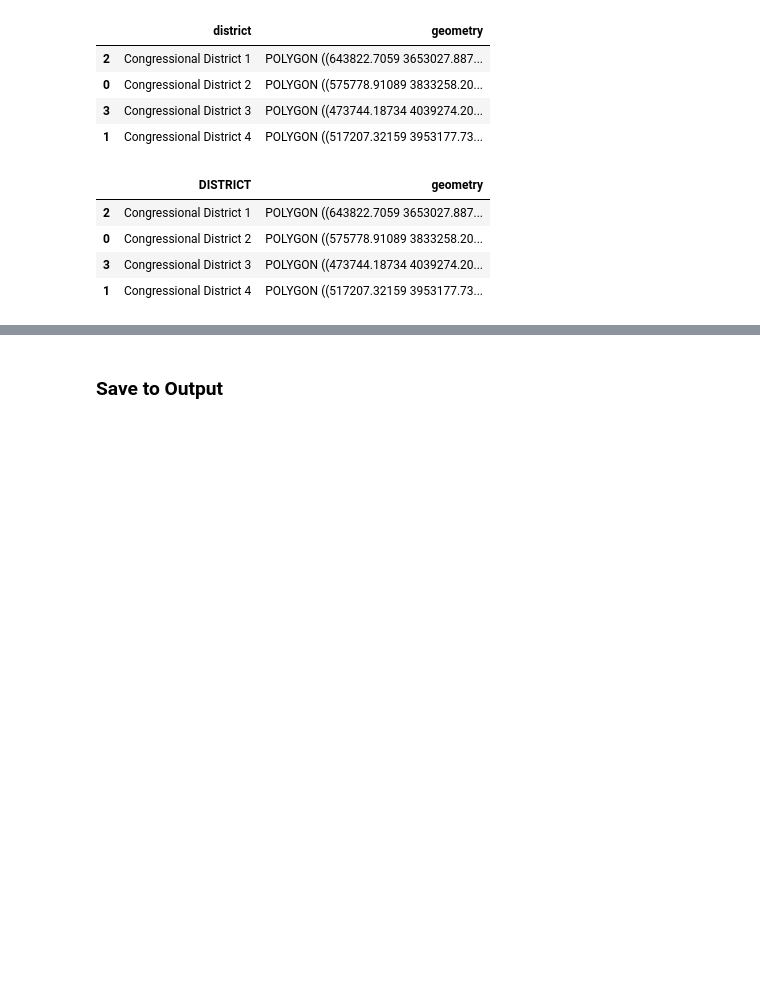
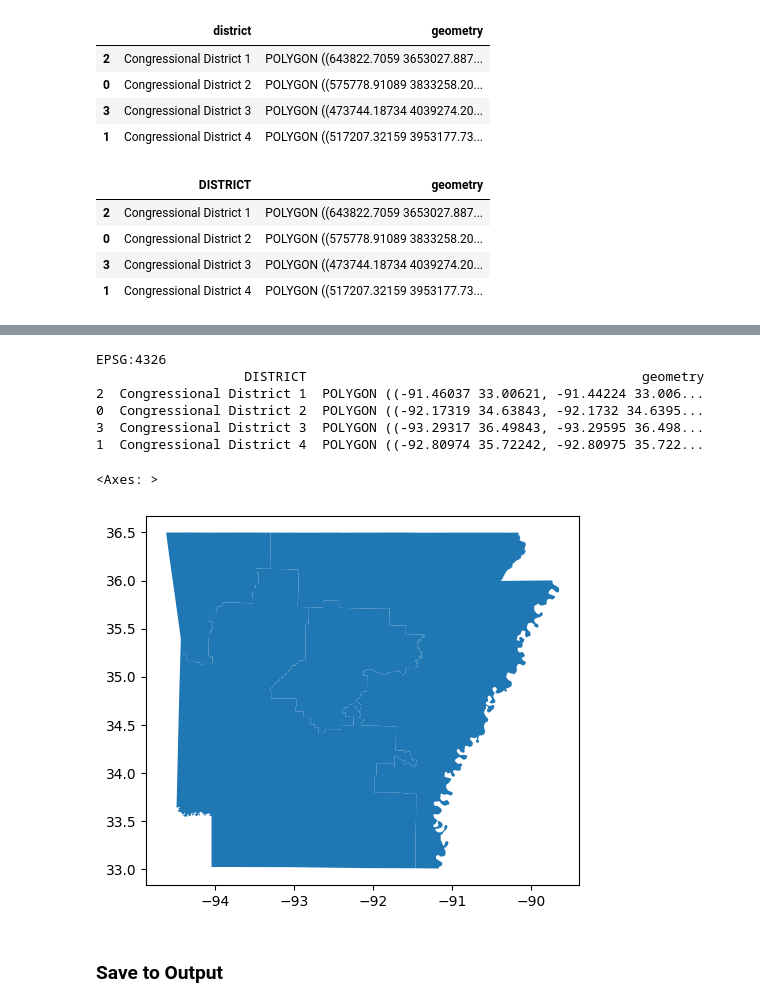
Before and after one commit to CSE416-Rockies/Rockies-VRA-Repeal-Analysis, a Jupyter notebook: preprocessing/Arkansas/ar-district.ipynb, the cells around one changed output, grey strips where cells are left out. Drawn from its saved outputs; the diff is of its cells as text; code cells hidden in the pictures; blank space fills up the shorter version.

```diff
--- a/preprocessing/Arkansas/ar-district.ipynb
+++ b/preprocessing/Arkansas/ar-district.ipynb
@@ -71,3 +87,21 @@ gdf
+# %%
+gdf = gdf.set_crs("EPSG:26915", allow_override=True)
+gdf = gdf.to_crs("EPSG:4326")
+# %%
+print(gdf.crs)
+print(gdf.head())
+# %% [output]
+EPSG:4326
+                   DISTRICT                                           geometry
+2  Congressional District 1  POLYGON ((-91.46037 33.00621, -91.44224 33.006...
+0  Congressional District 2  POLYGON ((-92.17319 34.63843, -92.1732 34.6395...
+3  Congressional District 3  POLYGON ((-93.29317 36.49843, -93.29595 36.498...
+1  Congressional District 4  POLYGON ((-92.80974 35.72242, -92.80975 35.722...
+# %%
+gdf.plot(None, legend=True)
+# %% [output]
+<Axes: >
+[figure, added]
 # %% [markdown]
 ### Save to Output
 # %%
```
Also changed, not shown: parts of 2 cells of this notebook, 2 other files.
